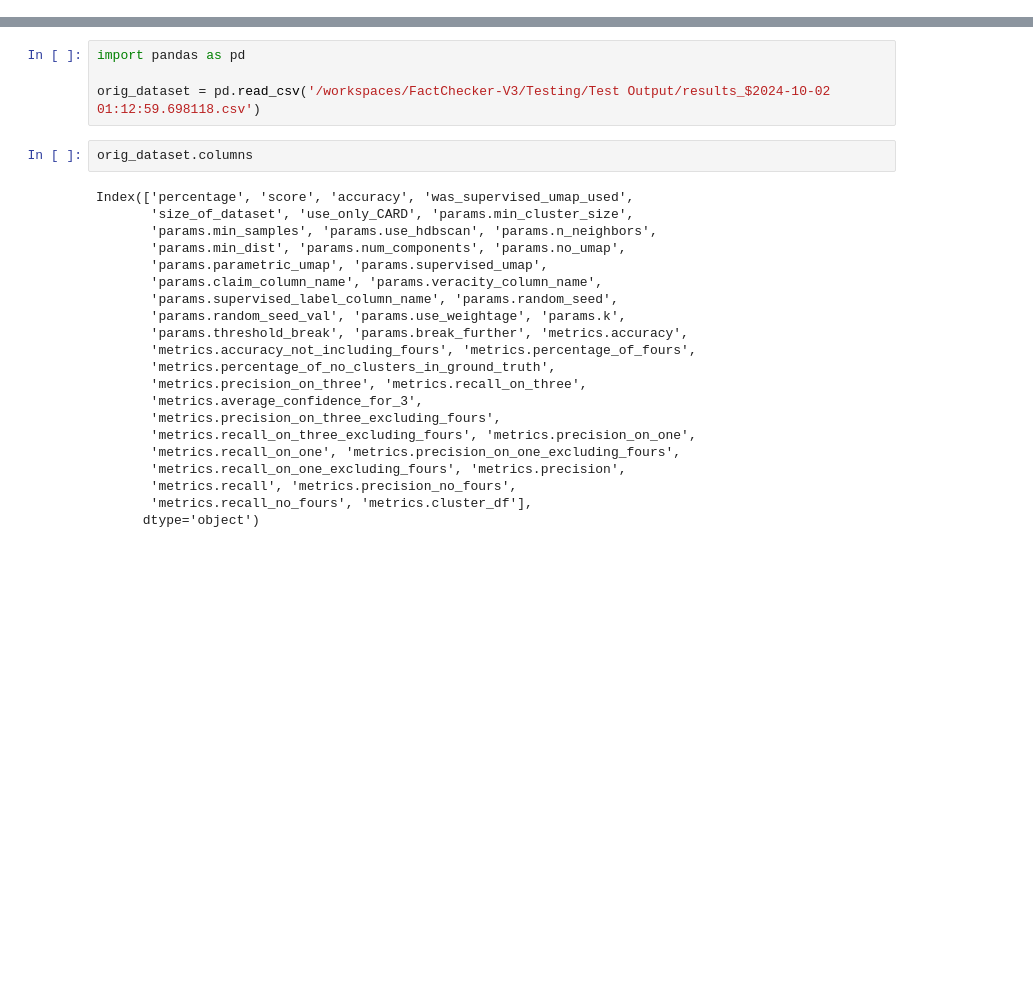
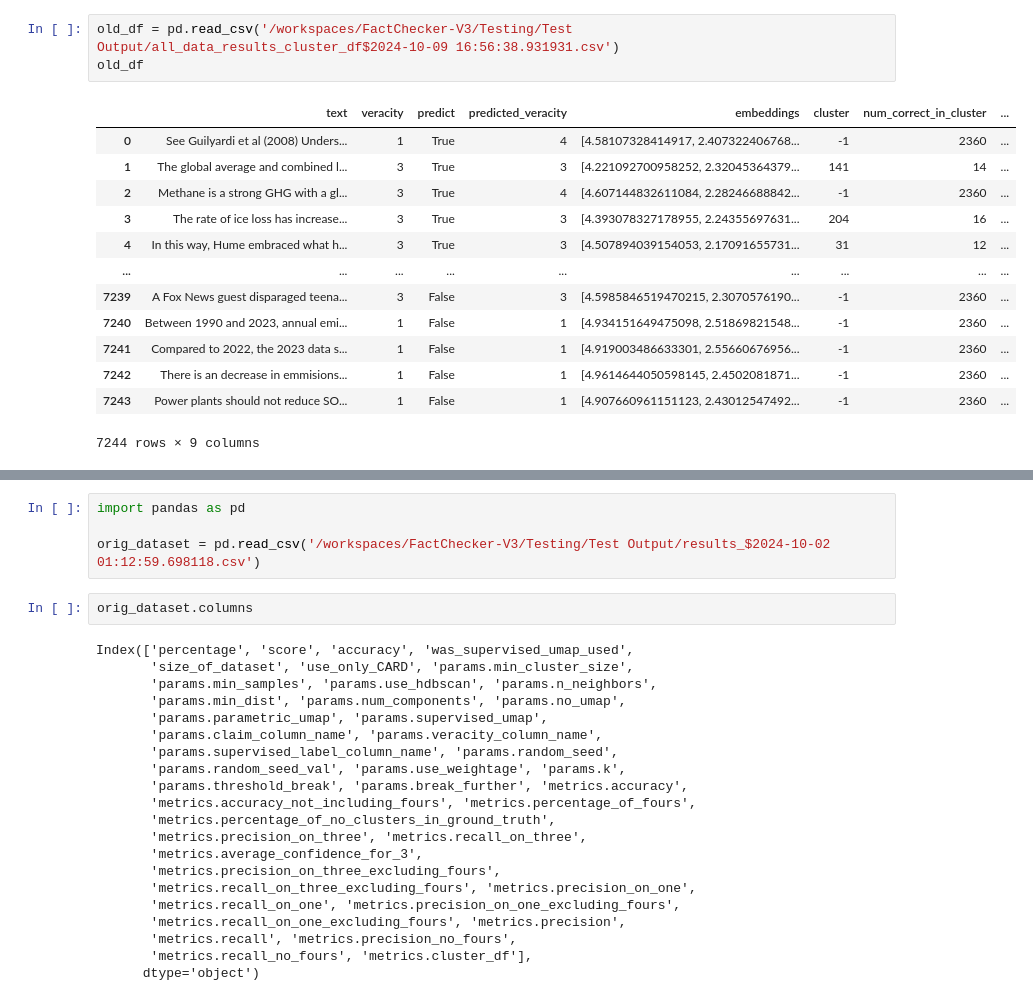
Before and after one commit to Vinayak-Kannan/FactChecker-V3, a Jupyter notebook: Testing/Test Output/analysis.ipynb, the cells around one changed output, grey strips where cells are left out. Cells and saved outputs as stored; diff of their text form; blank space fills up the shorter version.

```diff
--- a/Testing/Test Output/analysis.ipynb
+++ b/Testing/Test Output/analysis.ipynb
@@ -0,0 +244,17 @@
+# %%
+old_df = pd.read_csv('/workspaces/FactChecker-V3/Testing/Test Output/all_data_results_cluster_df$2024-10-09 16:56:38.931931.csv')
+old_df
+# %% [output]
+|  | text | veracity | predict | predicted_veracity | embeddings | cluster | num_correct_in_cluster | ... |
+| 0 | See Guilyardi et al (2008) Unders... | 1 | True | 4 | [4.58107328414917, 2.407322406768... | -1 | 2360 | ... |
+| 1 | The global average and combined l... | 3 | True | 3 | [4.221092700958252, 2.32045364379... | 141 | 14 | ... |
+| 2 | Methane is a strong GHG with a gl... | 3 | True | 4 | [4.607144832611084, 2.28246688842... | -1 | 2360 | ... |
+| 3 | The rate of ice loss has increase... | 3 | True | 3 | [4.393078327178955, 2.24355697631... | 204 | 16 | ... |
+| 4 | In this way, Hume embraced what h... | 3 | True | 3 | [4.507894039154053, 2.17091655731... | 31 | 12 | ... |
+| ... | ... | ... | ... | ... | ... | ... | ... | ... |
+| 7239 | A Fox News guest disparaged teena... | 3 | False | 3 | [4.5985846519470215, 2.3070576190... | -1 | 2360 | ... |
+| 7240 | Between 1990 and 2023, annual emi... | 1 | False | 1 | [4.934151649475098, 2.51869821548... | -1 | 2360 | ... |
+| 7241 | Compared to 2022, the 2023 data s... | 1 | False | 1 | [4.919003486633301, 2.55660676956... | -1 | 2360 | ... |
+| 7242 | There is an decrease in emmisions... | 1 | False | 1 | [4.9614644050598145, 2.4502081871... | -1 | 2360 | ... |
+| 7243 | Power plants should not reduce SO... | 1 | False | 1 | [4.907660961151123, 2.43012547492... | -1 | 2360 | ... |
+7244 rows × 9 columns
```
Also changed, not shown: parts of 11 cells of this notebook, 10 other files.
